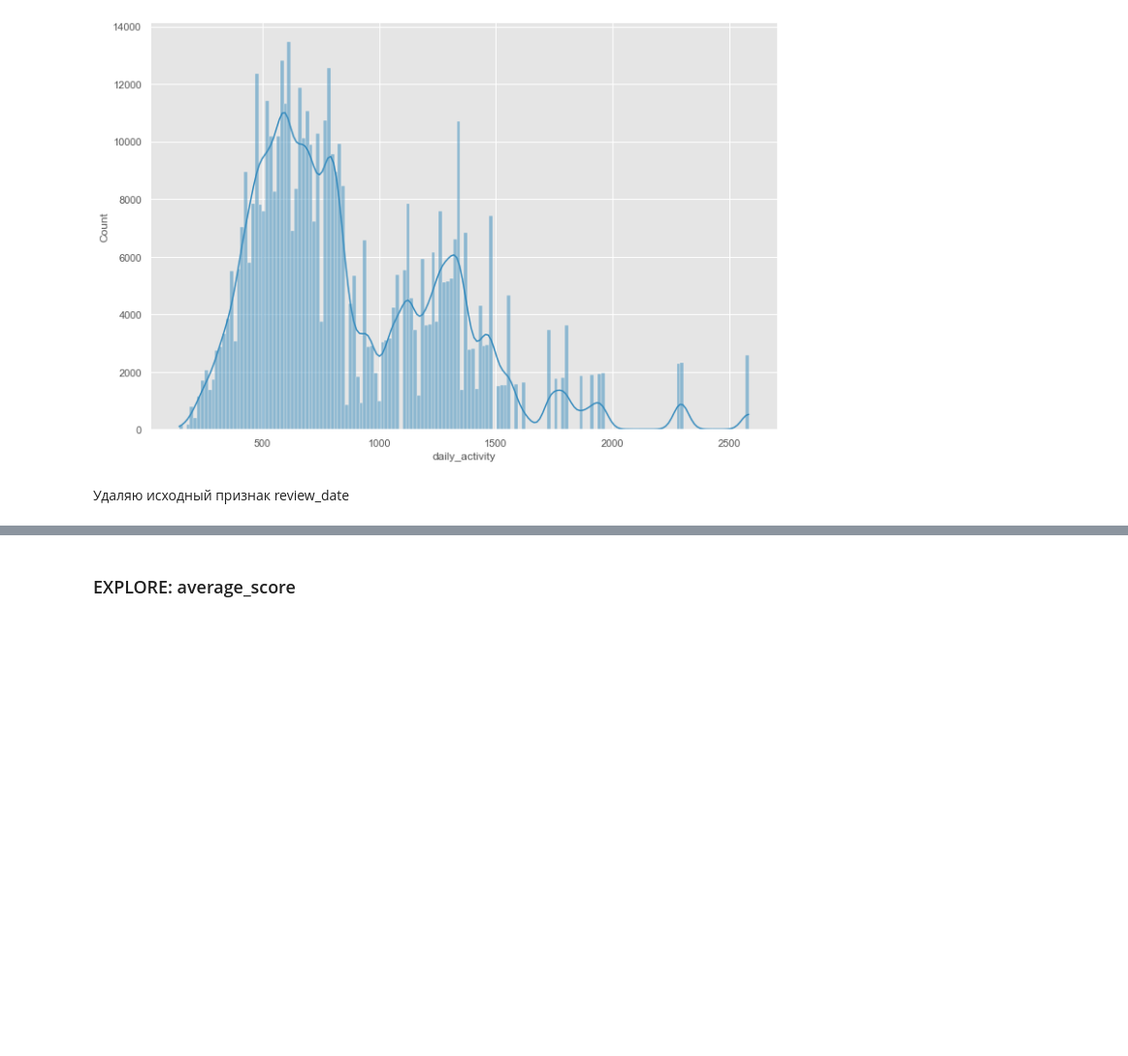
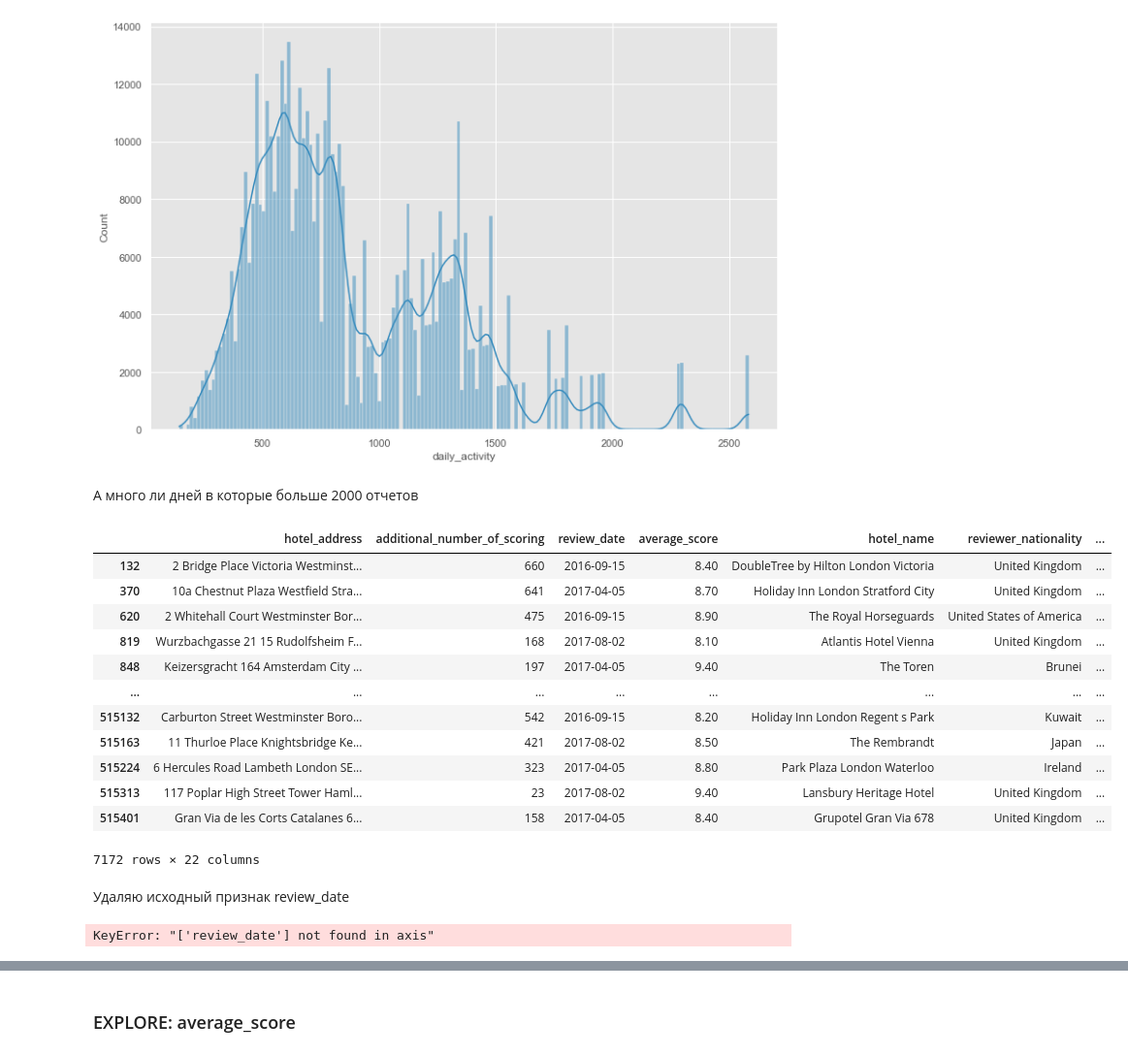
Before and after one commit to Chepell/SF_PROJECT_03, a Jupyter notebook: project-3.ipynb, the cells around one changed output, grey strips where cells are left out. Shown at 97% size. Cells and saved outputs as stored; diff of their text form; code cells hidden in the pictures; blank space fills up the shorter version.

```diff
--- a/project-3.ipynb
+++ b/project-3.ipynb
@@ -551,10 +581,32 @@ fig = plt.figure(figsize=(12, 8))
 hist = sns.histplot(data=full_data, x='daily_activity', kde=True)
 # %% [output]
 [figure]
+# %% [markdown]
+А много ли дней в которые больше 2000 отчетов
+# %%
+full_data[full_data['daily_activity'] > 2000]
+# %% [output]
+|  | hotel_address | additional_number_of_scoring | review_date | average_score | hotel_name | reviewer_nationality | ... |
+| 132 | 2 Bridge Place Victoria Westminst... | 660 | 2016-09-15 | 8.40 | DoubleTree by Hilton London Victoria | United Kingdom | ... |
+| 370 | 10a Chestnut Plaza Westfield Stra... | 641 | 2017-04-05 | 8.70 | Holiday Inn London Stratford City | United Kingdom | ... |
+| 620 | 2 Whitehall Court Westminster Bor... | 475 | 2016-09-15 | 8.90 | The Royal Horseguards | United States of America | ... |
+| 819 | Wurzbachgasse 21 15 Rudolfsheim F... | 168 | 2017-08-02 | 8.10 | Atlantis Hotel Vienna | United Kingdom | ... |
+| 848 | Keizersgracht 164 Amsterdam City ... | 197 | 2017-04-05 | 9.40 | The Toren | Brunei | ... |
+| ... | ... | ... | ... | ... | ... | ... | ... |
+| 515132 | Carburton Street Westminster Boro... | 542 | 2016-09-15 | 8.20 | Holiday Inn London Regent s Park | Kuwait | ... |
+| 515163 | 11 Thurloe Place Knightsbridge Ke... | 421 | 2017-08-02 | 8.50 | The Rembrandt | Japan | ... |
+| 515224 | 6 Hercules Road Lambeth London SE... | 323 | 2017-04-05 | 8.80 | Park Plaza London Waterloo | Ireland | ... |
+| 515313 | 117 Poplar High Street Tower Haml... | 23 | 2017-08-02 | 9.40 | Lansbury Heritage Hotel | United Kingdom | ... |
+| 515401 | Gran Via de les Corts Catalanes 6... | 158 | 2017-04-05 | 8.40 | Grupotel Gran Via 678 | United Kingdom | ... |
+7172 rows × 22 columns
 # %% [markdown]
 Удаляю исходный признак review_date
 # %%
-full_data.drop('review_date', axis=1, inplace=True)
+# full_data.drop('review_date', axis=1, inplace=True)
+# удалять признаки проще так
+full_data.drop(columns='review_date', inplace=True)
+# %% [output]
+KeyError: "['review_date'] not found in axis"
 # %%
 full_data.info()
 # %% [output]
```
Also changed, not shown: parts of 14 cells of this notebook, 1 other file.
